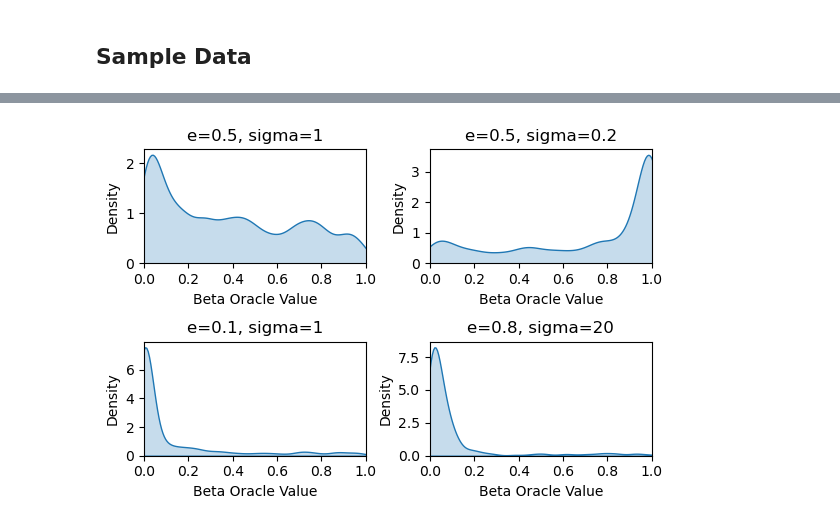
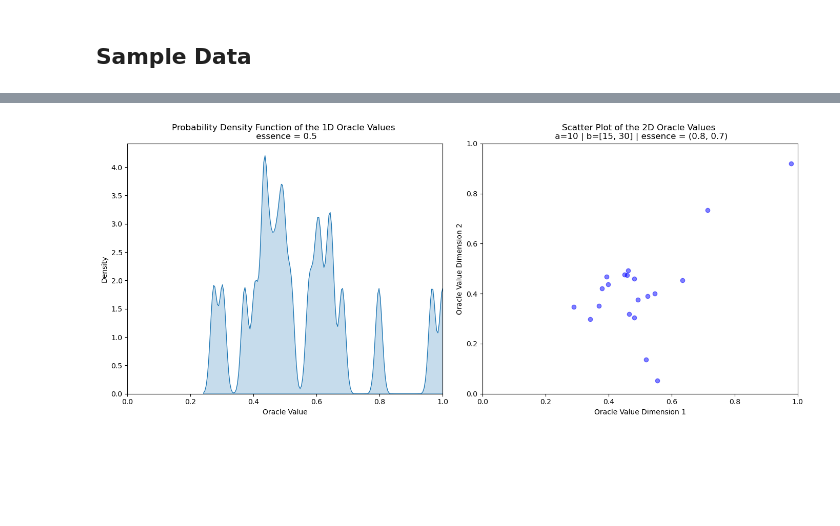
Before and after one commit to Ophiase/Oracle-Consensus, a Jupyter notebook: oracle_contract/drafts/beta_kumaraswamy_algorithm_demo.ipynb, the cells around one changed output, grey strips where cells are left out. Saved outputs shown, nothing was run; the diff lists cells and outputs as text; code cells hidden in the pictures; blank space fills up the shorter version.

```diff
--- a/oracle_contract/drafts/beta_kumaraswamy_algorithm_demo.ipynb
+++ b/oracle_contract/drafts/beta_kumaraswamy_algorithm_demo.ipynb
@@ -45,39 +94,40 @@ def generate_kumaraswamy_oracles(N_oracles, N_failing_oracles, a, b):
-# %%
-def plot_oracles_density(N_oracles, N_failing_oracles, e1, e2, e3, e4, sigma1, sigma2, sigma3, sigma4):
-    # Generate oracles for each combination of true essence and true sigma
-    oracles_sets = [
-        generate_beta_oracles(N_oracles, N_failing_oracles, e1, sigma1),
-        generate_beta_oracles(N_oracles, N_failing_oracles, e2, sigma2),
-        generate_beta_oracles(N_oracles, N_failing_oracles, e3, sigma3),
-        generate_beta_oracles(N_oracles, N_failing_oracles, e4, sigma4)
-    ]
-
-    # Set up the matplotlib figure with 4 subplots
-    fig, axes = plt.subplots(2, 2, figsize=(6, 4))
-    axes = axes.flatten()
-
-    # Titles for each subplot
-    titles = [
-        f'a={e1}, b={sigma1}',
-        f'a={e2}, b={sigma2}',
-        f'a={e3}, b={sigma3}',
-        f'a={e4}, b={sigma4}'
-    ]
-
-    # Plot each oracle set
-    for i, (oracles, true_oracles) in enumerate(oracles_sets):
-        oracle_values = np.array(oracles)
-        sns.kdeplot(oracle_values, bw_adjust=0.5, fill=True, ax=axes[i])
-        axes[i].set_xlim(0, 1)
-        axes[i].set_title(titles[i])
-        axes[i].set_xlabel('Beta Oracle Value')
-        axes[i].set_ylabel('Density')
-
-    plt.tight_layout()
-    plt.show()
-
-e1, e2, e3, e4 = 0.5, 0.5, 0.1, 0.8
-sigma1, sigma2, sigma3, sigma4 = 1, 0.2, 1, 20
-plot_oracles_density(500, 60, e1, e2, e3, e4, sigma1, sigma2, sigma3, sigma4)
-# %% [output]
-[figure, removed]
+# %%
+a = 10
+
+b_1d = 1
+b_2d = [15, 30]
+
+oracles, true_oracles = generate_beta_oracles(N_oracles, N_failing_oracles, a, a)
+oracles_2d, true_oracles_2d = generate_2d_beta_oracles(
+    N_oracles, N_failing_oracles, [a, a], [15, 15])
+
+true_essence_1d = beta_mode(a, b_1d)
+true_essence_2d = (beta_mode(a, b_2d[0]), beta_mode(a, b_2d[1]))
+# %%
+def plot():
+    oracle_values = np.array(oracles)
+    oracle_values_2d = oracles_2d
+
+    fig, axs = plt.subplots(1, 2, figsize=(14, 6))
+
+    sns.kdeplot(oracle_values, bw_adjust=0.1, fill=True, ax=axs[0])
+    axs[0].set_xlim(0, 1)
+    axs[0].set_title('Probability Density Function of the 1D Oracle Values \n essence = 0.5')
+    axs[0].set_xlabel('Oracle Value')
+    axs[0].set_ylabel('Density')
+
+    axs[1].scatter(oracle_values_2d[:, 0], oracle_values_2d[:, 1], c='b', alpha=0.5)
+    axs[1].set_xlim(0, 1)
+    axs[1].set_ylim(0, 1)
+
+    string_2d_essence = f'({true_essence_2d[0]:0.01f}, {true_essence_2d[1]:0.01f})'
+    axs[1].set_title(f'Scatter Plot of the 2D Oracle Values \n a={a} | b={b_2d} | essence = {string_2d_essence}')
+    axs[1].set_xlabel('Oracle Value Dimension 1')
+    axs[1].set_ylabel('Oracle Value Dimension 2')
+
+    plt.tight_layout()
+    plt.show()
+
+plot()
+# %% [output]
+[figure, added]
```
Also changed, not shown: parts of 8 cells of this notebook.
